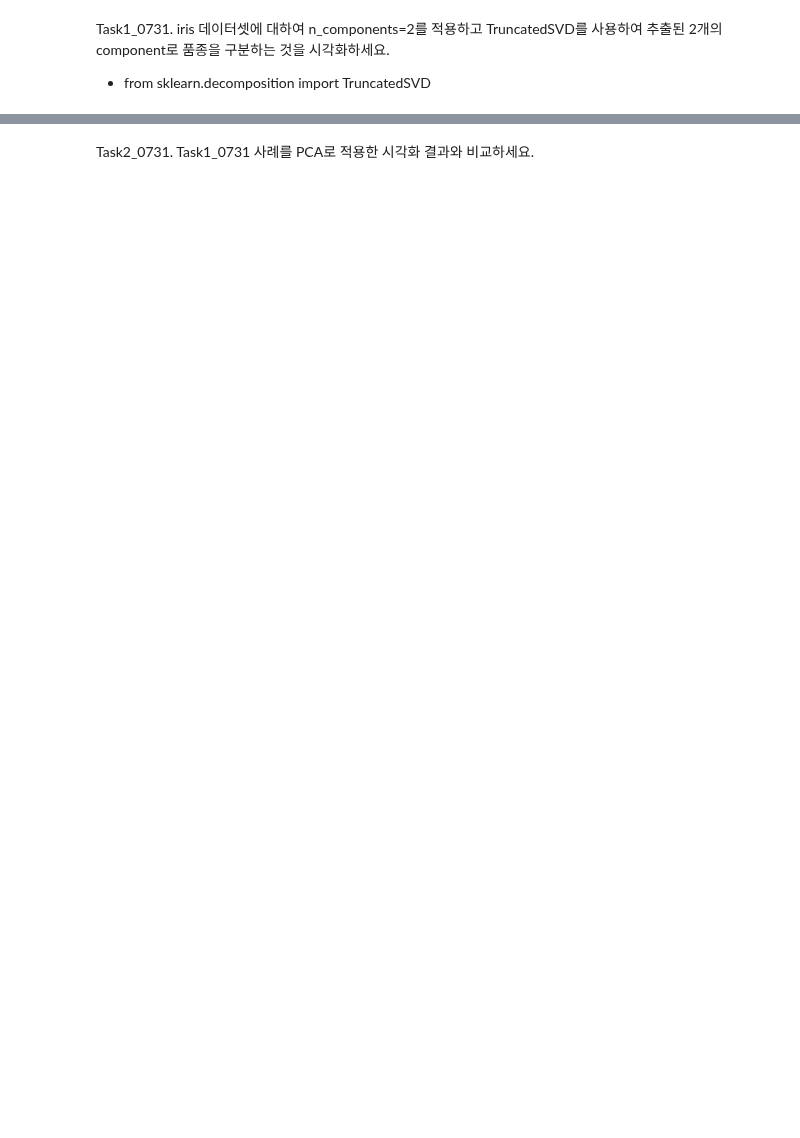
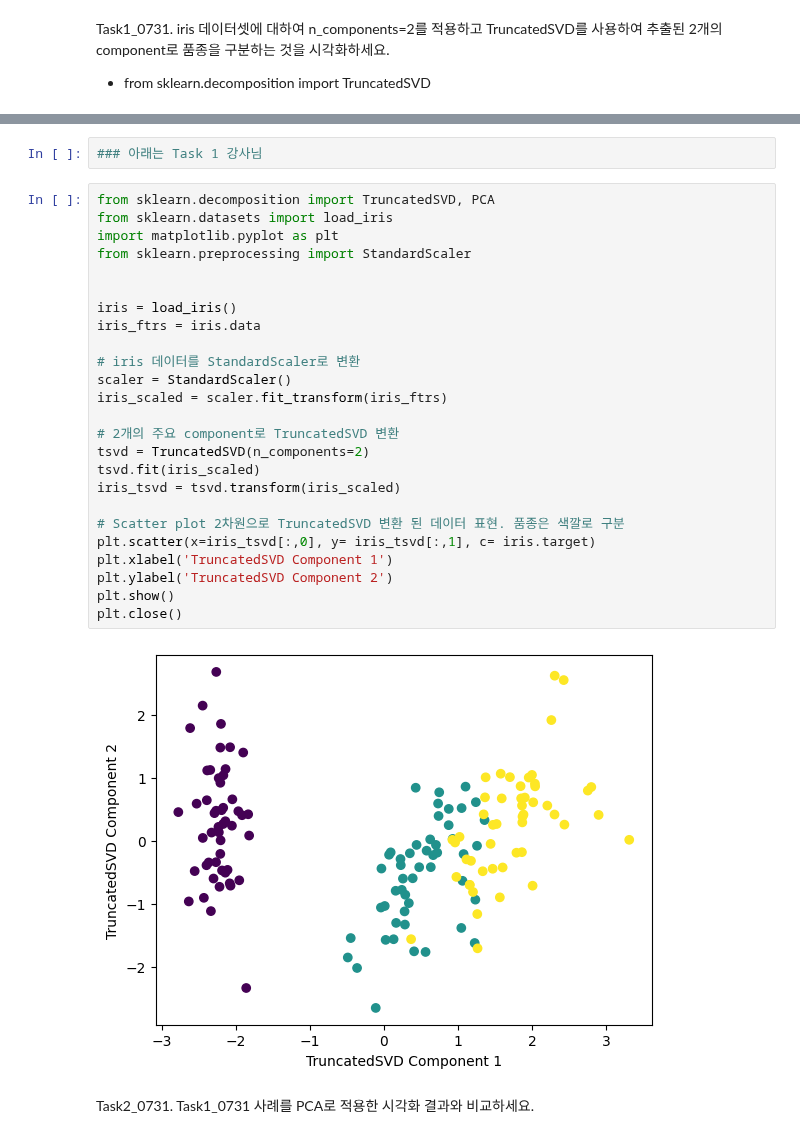
Before and after one commit to H-wooks/KITA_2024, a Jupyter notebook: M5_MachineLearning/08_ML_차원축소_SVD&NMF.ipynb, the cells around one changed output, grey strips where cells are left out. Drawn from its saved outputs; the diff is of its cells as text; blank space fills up the shorter version.

```diff
--- a/M5_MachineLearning/08_ML_차원축소_SVD&NMF.ipynb
+++ b/M5_MachineLearning/08_ML_차원축소_SVD&NMF.ipynb
@@ -234,2 +324,31 @@ Task1_0731. iris 데이터셋에 대하여 n_components=2를 적용하고 Trunca
+# %%
+### 아래는 Task 1 강사님
+# %%
+from sklearn.decomposition import TruncatedSVD, PCA
+from sklearn.datasets import load_iris
+import matplotlib.pyplot as plt
+from sklearn.preprocessing import StandardScaler
+
+
+iris = load_iris()
+iris_ftrs = iris.data
+
+# iris 데이터를 StandardScaler로 변환
+scaler = StandardScaler()
+iris_scaled = scaler.fit_transform(iris_ftrs)
+
+# 2개의 주요 component로 TruncatedSVD 변환
+tsvd = TruncatedSVD(n_components=2)
+tsvd.fit(iris_scaled)
+iris_tsvd = tsvd.transform(iris_scaled)
+
+# Scatter plot 2차원으로 TruncatedSVD 변환 된 데이터 표현. 품종은 색깔로 구분
+plt.scatter(x=iris_tsvd[:,0], y= iris_tsvd[:,1], c= iris.target)
+plt.xlabel('TruncatedSVD Component 1')
+plt.ylabel('TruncatedSVD Component 2')
+plt.show()
+plt.close()
+# %% [output]
+[figure, added]
 # %% [markdown]
 Task2_0731. Task1_0731 사례를 PCA로 적용한 시각화 결과와 비교하세요.
```
Also changed, not shown: parts of 12 cells of this notebook, 12 other files.
